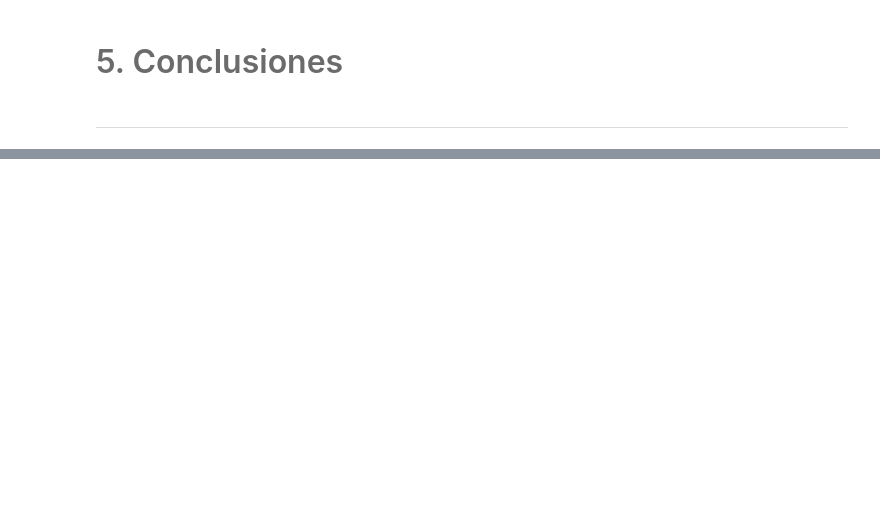
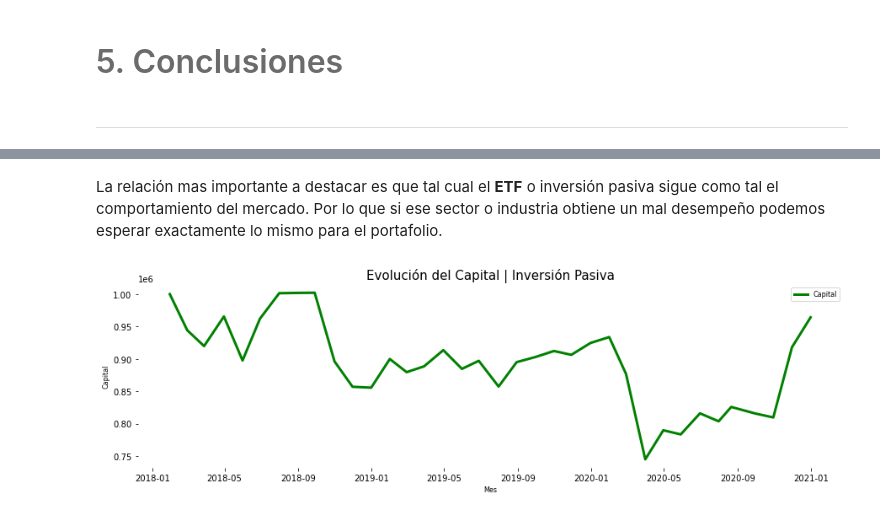
Before and after one commit to andreajimenezorozco/Lab-1_MyST_Spring2021, a Jupyter notebook: notebook.ipynb, the cells around one changed output, grey strips where cells are left out. Drawn from its saved outputs; the diff is of its cells as text; code cells hidden in the pictures; blank space fills up the shorter version.

```diff
--- a/notebook.ipynb
+++ b/notebook.ipynb
@@ -85,0 +393,6 @@ Para correr este notebook es necesario contar con los siguientes archivos y depe
+# %% [markdown]
+La relación mas importante a destacar es que tal cual el **ETF** o inversión pasiva sigue como tal el comportamiento del mercado. Por lo que si ese sector o industria obtiene un mal desempeño podemos esperar exactamente lo mismo para el portafolio.
+# %%
+vz.basic_plot(passive,"Evolución del Capital | Inversión Pasiva", "Capital","Mes","Capital")
+# %% [output]
+[figure, added]
```
Also changed, not shown: parts of 53 cells of this notebook, 6 other files.
